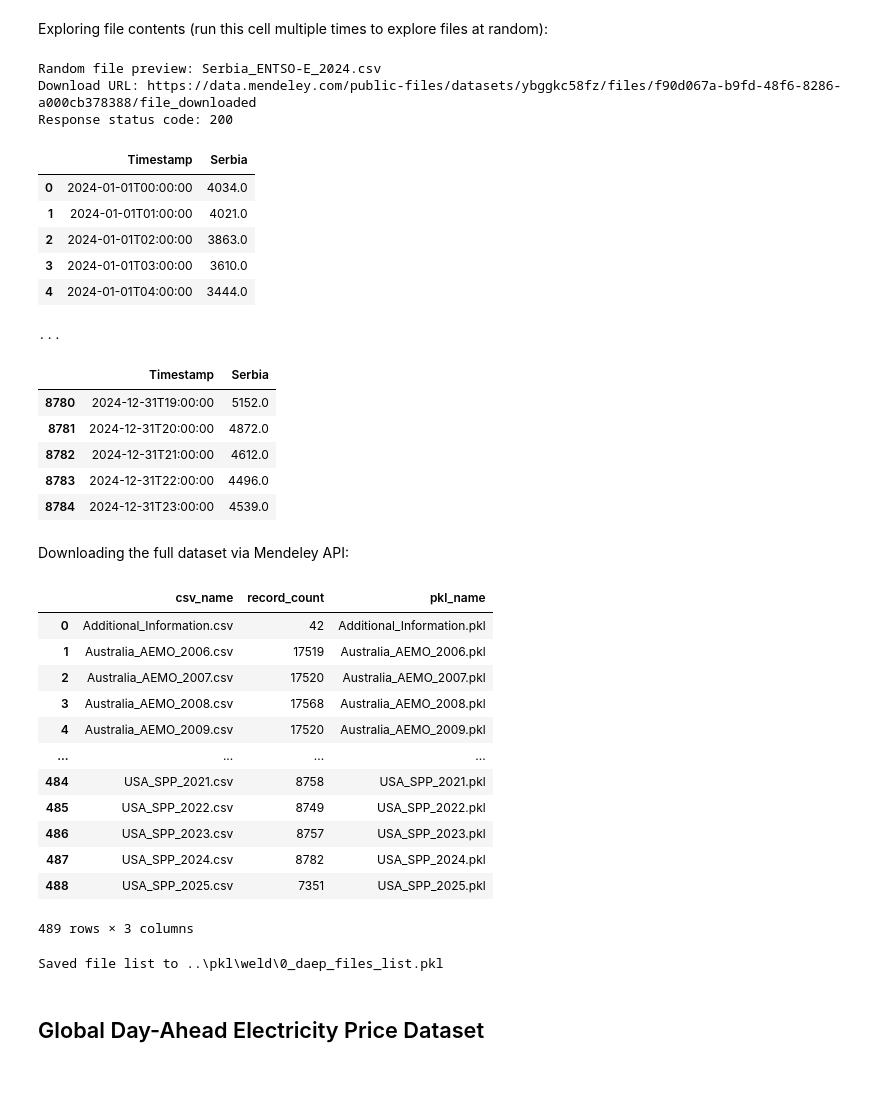
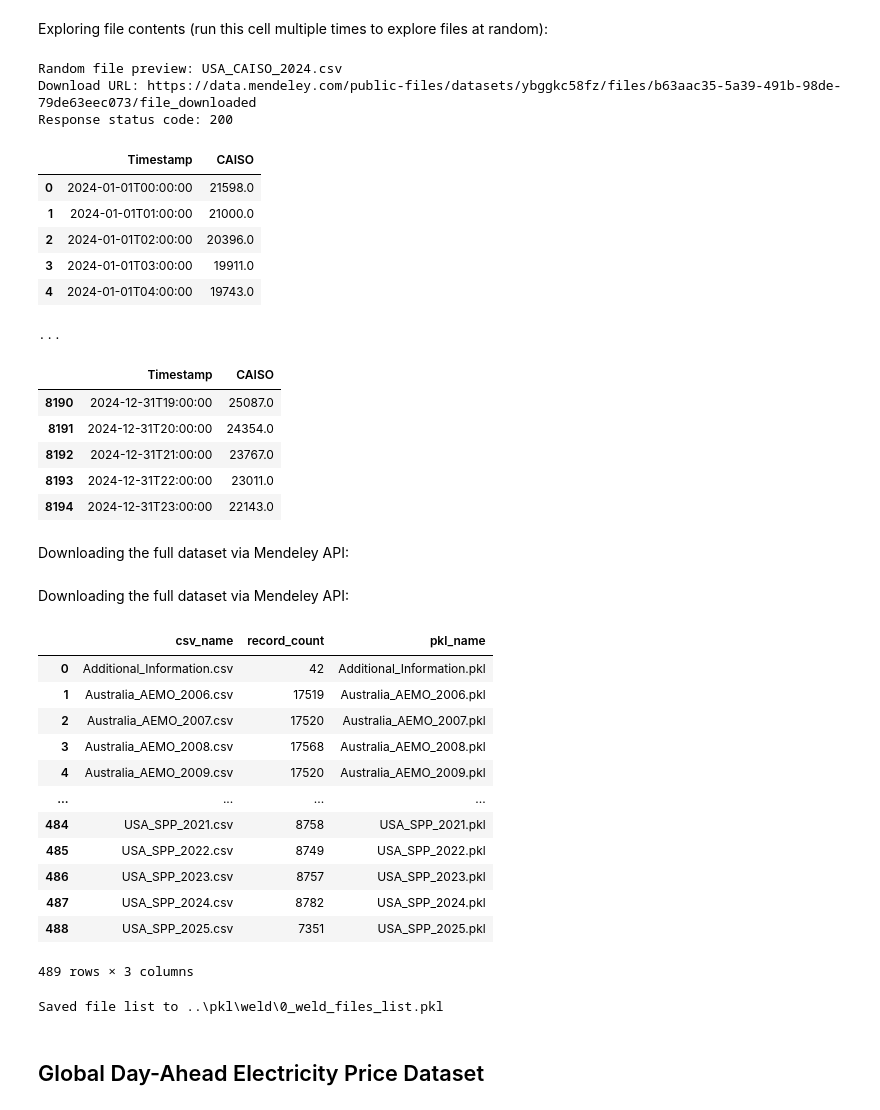
Before and after one commit to reddgr/energy-price-forecasting-for-power-grids, a Jupyter notebook: notebooks/mendeley_dataset_files_download.ipynb, the cells around one changed output. Saved outputs shown, nothing was run; the diff lists cells and outputs as text; code cells hidden in the pictures; blank space fills up the shorter version.

Commit message:
data exploration on Mendeley

```diff
--- a/notebooks/mendeley_dataset_files_download.ipynb
+++ b/notebooks/mendeley_dataset_files_download.ipynb
@@ -80,12 +81,12 @@ dataset_resp.raise_for_status()
 print(dataset_resp.json()["name"], '\n')
 print(textwrap.fill(dataset_resp.json()["description"], width=120))
 
-data = dataset_resp.json()
+weld_data = dataset_resp.json()
 
-print("\nNumber_of_files:", len(data.get("files", [])), "\n")
+print("\nNumber_of_files:", len(weld_data.get("files", [])), "\n")
 
-files = data.get("files", [])
-preview_names = ", ".join(file["filename"] for file in files[:26]) + "..."
+weld_files = weld_data.get("files", [])
+preview_names = ", ".join(file["filename"] for file in weld_files[:26]) + "..."
 print(textwrap.fill(preview_names, width=120))
 # %% [output]
 Worldwide Electricity Load Dataset
@@ -109,38 +110,40 @@ E_2018.csv, Austria_ENTSO-E_2019.csv...
 # %% [markdown]
 Exploring file contents (run this cell multiple times to explore files at random):
 # %%
-random_file = files[random.randint(1, len(files)-1)]
+random_file = weld_files[random.randint(1, len(weld_files)-1)]
 print("\nRandom file preview:", random_file["filename"])
 content = random_file.get("content_details", {})
 download_url = content.get("download_url")
 print("Download URL:", download_url)
 
 r = requests.get(download_url, stream=True, timeout=10)
 print("Response status code:", r.status_code)
 
 preview_df = pd.read_csv(BytesIO(r.content))
 display(preview_df.head(5))
 print("...")
 display(preview_df.tail(5))
 # %% [output]
-Random file preview: Serbia_ENTSO-E_2024.csv
-Download URL: https://data.mendeley.com/public-files/datasets/ybggkc58fz/files/f90d067a-b9fd-48f6-8286-a000cb378388/file_downloaded
+Random file preview: USA_CAISO_2024.csv
+Download URL: https://data.mendeley.com/public-files/datasets/ybggkc58fz/files/b63aac35-5a39-491b-98de-79de63eec073/file_downloaded
 Response status code: 200
-|  | Timestamp | Serbia |
-| 0 | 2024-01-01T00:00:00 | 4034.0 |
-| 1 | 2024-01-01T01:00:00 | 4021.0 |
-| 2 | 2024-01-01T02:00:00 | 3863.0 |
-| 3 | 2024-01-01T03:00:00 | 3610.0 |
-| 4 | 2024-01-01T04:00:00 | 3444.0 |
+|  | Timestamp | CAISO |
+| 0 | 2024-01-01T00:00:00 | 21598.0 |
+| 1 | 2024-01-01T01:00:00 | 21000.0 |
+| 2 | 2024-01-01T02:00:00 | 20396.0 |
+| 3 | 2024-01-01T03:00:00 | 19911.0 |
+| 4 | 2024-01-01T04:00:00 | 19743.0 |
 ...
-|  | Timestamp | Serbia |
-| 8780 | 2024-12-31T19:00:00 | 5152.0 |
-| 8781 | 2024-12-31T20:00:00 | 4872.0 |
-| 8782 | 2024-12-31T21:00:00 | 4612.0 |
-| 8783 | 2024-12-31T22:00:00 | 4496.0 |
-| 8784 | 2024-12-31T23:00:00 | 4539.0 |
+|  | Timestamp | CAISO |
+| 8190 | 2024-12-31T19:00:00 | 25087.0 |
+| 8191 | 2024-12-31T20:00:00 | 24354.0 |
+| 8192 | 2024-12-31T21:00:00 | 23767.0 |
+| 8193 | 2024-12-31T22:00:00 | 23011.0 |
+| 8194 | 2024-12-31T23:00:00 | 22143.0 |
 # %% [markdown]
 Downloading the full dataset via Mendeley API:
+# %% [markdown]
+Downloading the full dataset via Mendeley API:
 # %%
 DATASET_DIR = os.path.join(ROOT, "datasets", "weld")
 PKL_DIR = os.path.join(ROOT, "pkl", "weld")
@@ -152,9 +155,9 @@ os.makedirs(PKL_DIR, exist_ok=True)
 # %%
 results = []
 
-files = data.get("files", [])
+weld_files = weld_data.get("files", [])
 
-for f in files:
+for f in weld_files:
     file_name = f.get("filename")
     content = f.get("content_details", {})
 
@@ -202,7 +205,7 @@ csvs_df["pkl_name"] = csvs_df["csv_name"].str.replace(".csv", ".pkl")
 
 display(csvs_df)
 
-list_file_name = "0_daep_files_list.pkl"
+list_file_name = "0_weld_files_list.pkl"
 csvs_df.to_pickle(os.path.join(PKL_DIR, list_file_name))
 print(f"Saved file list to {os.path.join(PKL_DIR, list_file_name)}")
 # %% [output]
@@ -219,7 +222,7 @@ print(f"Saved file list to {os.path.join(PKL_DIR, list_file_name)}")
 | 487 | USA_SPP_2024.csv | 8782 | USA_SPP_2024.pkl |
 | 488 | USA_SPP_2025.csv | 7351 | USA_SPP_2025.pkl |
 489 rows × 3 columns
-Saved file list to ..\pkl\weld\0_daep_files_list.pkl
+Saved file list to ..\pkl\weld\0_weld_files_list.pkl
 # %% [markdown]
 ## Global Day-Ahead Electricity Price Dataset
 # %% [markdown]
```
Also changed, not shown: parts of 8 cells of this notebook.
